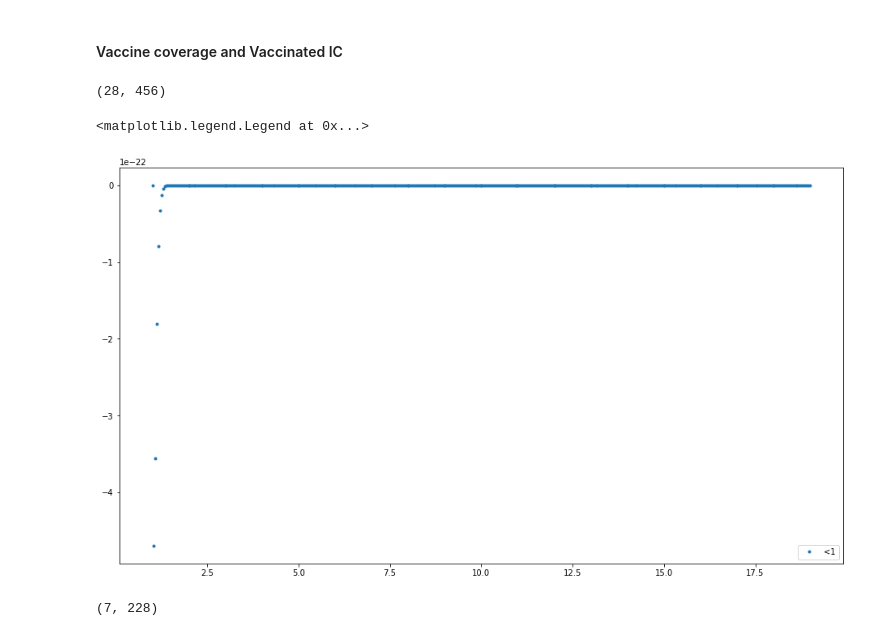
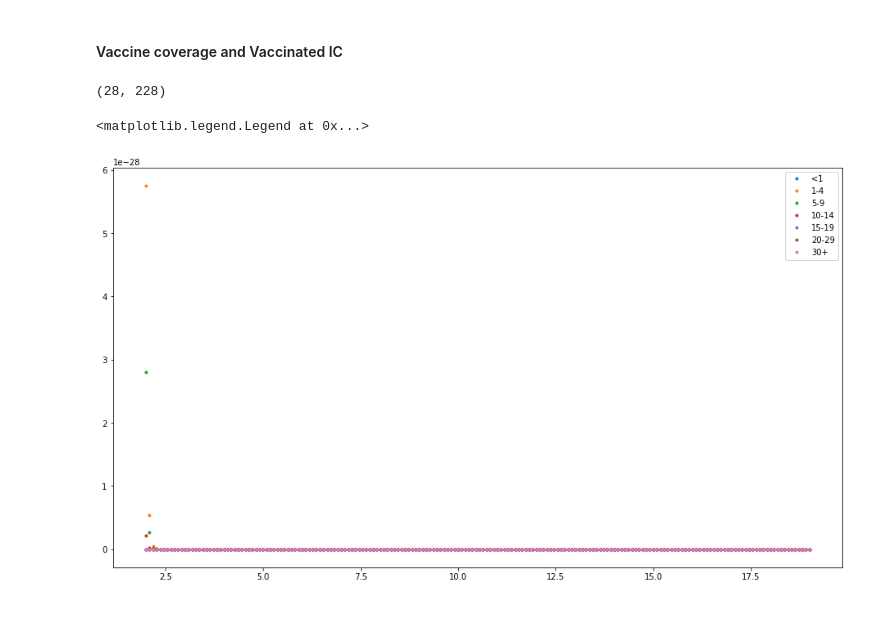
Before and after one commit to dhelekal/EpiRSG2020, a Jupyter notebook: model/Simulation_from_data.ipynb, the cells around one changed output. Cells and saved outputs as stored; diff of their text form; code cells hidden in the pictures.

```diff
--- a/model/Simulation_from_data.ipynb
+++ b/model/Simulation_from_data.ipynb
@@ -146,20 +149,20 @@ new_ic = np.hstack([0.95*(1./7)*np.ones(2), np.zeros(5), 0.05*(1./7)*np.ones(2),
 # %%
 #out_year, t_year = mdl.run(np.hstack([0.95*(1./7)*np.ones(7), 0.05*(1./7)*np.ones(7), np.zeros(7*2)]),t_max = 19,method="RK45", eval_per_year=24)
 
-out_year, t_year = mdl.run(new_ic ,t_max = 19,method="RK45", eval_per_year=24)
+out_year, t_year = mdl.run(new_ic ,t_max = 19, method="RK45", eval_per_year=12)
 # %%
 out = out_year
 t = t_year
 # %%
 out.shape
 # %% [output]
-(28, 456)
+(28, 228)
 # %%
 out[7:(7*2),:]
 plt.figure(figsize=(16,9))
-for ii in np.arange(0, 1):
+for ii in range(7):
     plt.plot(t[24:456], np.transpose(out[7+ii,24:456]),".", label = age_class[ii])
 plt.legend()
 # %% [output]
 <matplotlib.legend.Legend at 0x...>
-[figure, old version]
+[figure, new version]
@@ -168,4 +168,0 @@ monthly_out = out[7:(7*2),1::2]
-# %%
-monthly_out.shape
-# %% [output]
-(7, 228)
```
Also changed, not shown: parts of 11 cells of this notebook, 1 other file.
